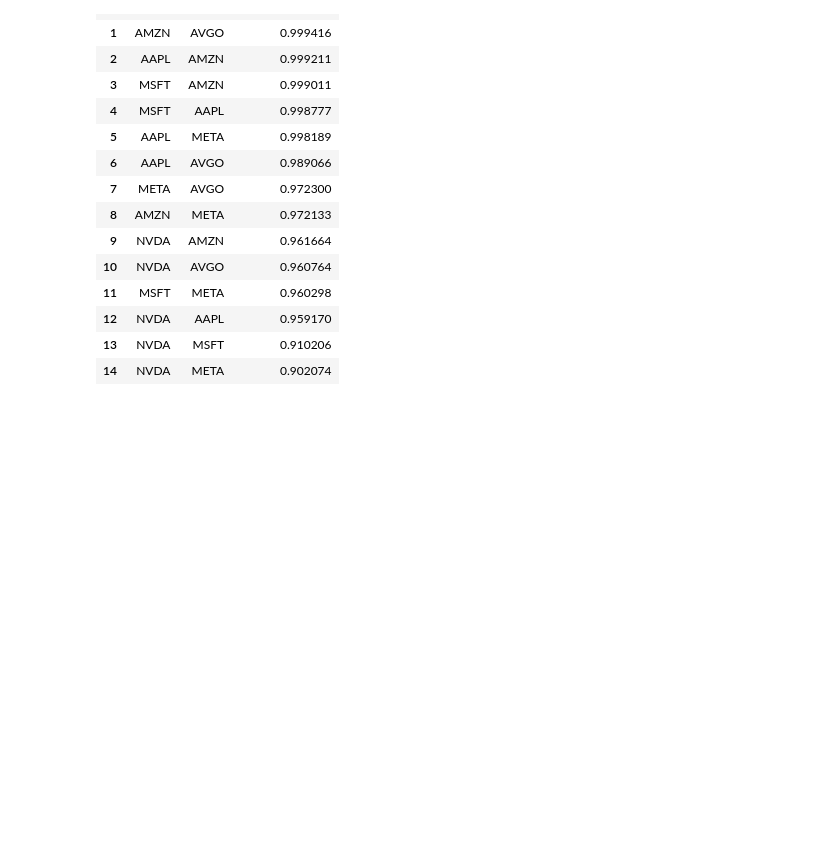
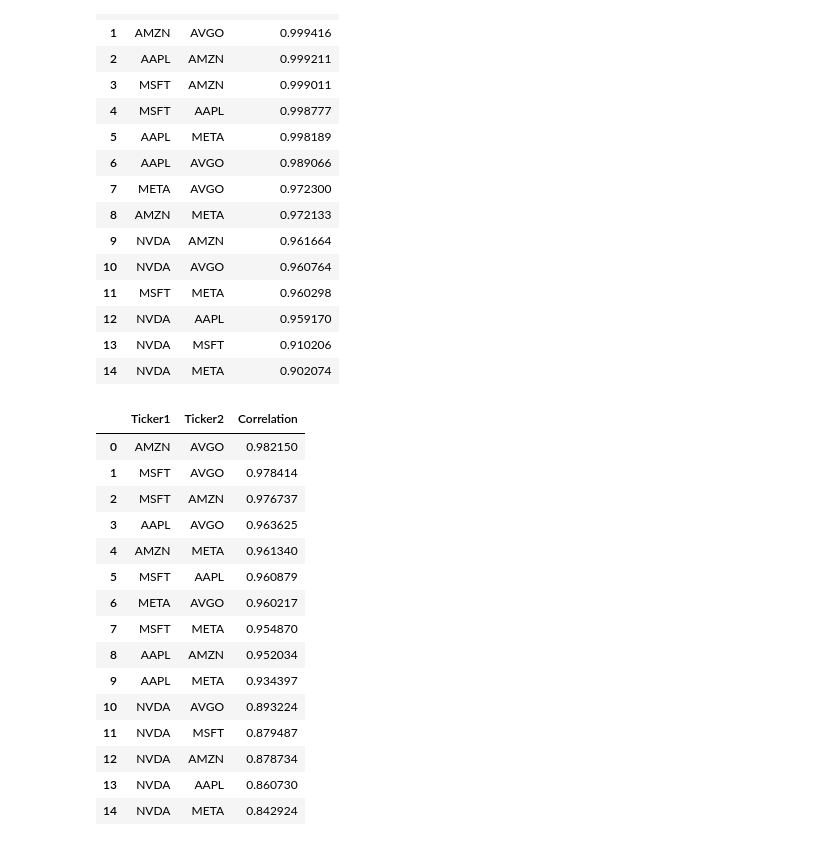
Before and after one commit to AdamDanklefsen/Quant, a Jupyter notebook: StatArb/CointegrationTests.ipynb, the cells around one changed output. Cells and saved outputs as stored; diff of their text form; code cells hidden in the pictures; blank space fills up the shorter version.

```diff
--- a/StatArb/CointegrationTests.ipynb
+++ b/StatArb/CointegrationTests.ipynb
@@ -132,3 +138,26 @@ coint_list
 | 12 | NVDA | AAPL | 0.959170 |
 | 13 | NVDA | MSFT | 0.910206 |
 | 14 | NVDA | META | 0.902074 |
+# %%
+corr_list = logPrice.corr()
+corr_list = [(Tickers[i], Tickers[j], corr_list.iloc[i,j]) for i,j in zip(*np.triu_indices(N, k=1))]
+corr_list = pd.DataFrame(corr_list, columns=['Ticker1', 'Ticker2', 'Correlation'])
+corr_list = corr_list.sort_values(by='Correlation', ascending=False).reset_index(drop=True)
+corr_list
+# %% [output]
+|  | Ticker1 | Ticker2 | Correlation |
+| 0 | AMZN | AVGO | 0.982150 |
+| 1 | MSFT | AVGO | 0.978414 |
+| 2 | MSFT | AMZN | 0.976737 |
+| 3 | AAPL | AVGO | 0.963625 |
+| 4 | AMZN | META | 0.961340 |
+| 5 | MSFT | AAPL | 0.960879 |
+| 6 | META | AVGO | 0.960217 |
+| 7 | MSFT | META | 0.954870 |
+| 8 | AAPL | AMZN | 0.952034 |
+| 9 | AAPL | META | 0.934397 |
+| 10 | NVDA | AVGO | 0.893224 |
+| 11 | NVDA | MSFT | 0.879487 |
+| 12 | NVDA | AMZN | 0.878734 |
+| 13 | NVDA | AAPL | 0.860730 |
+| 14 | NVDA | META | 0.842924 |
```
Also changed, not shown: parts of 1 cell of this notebook.
